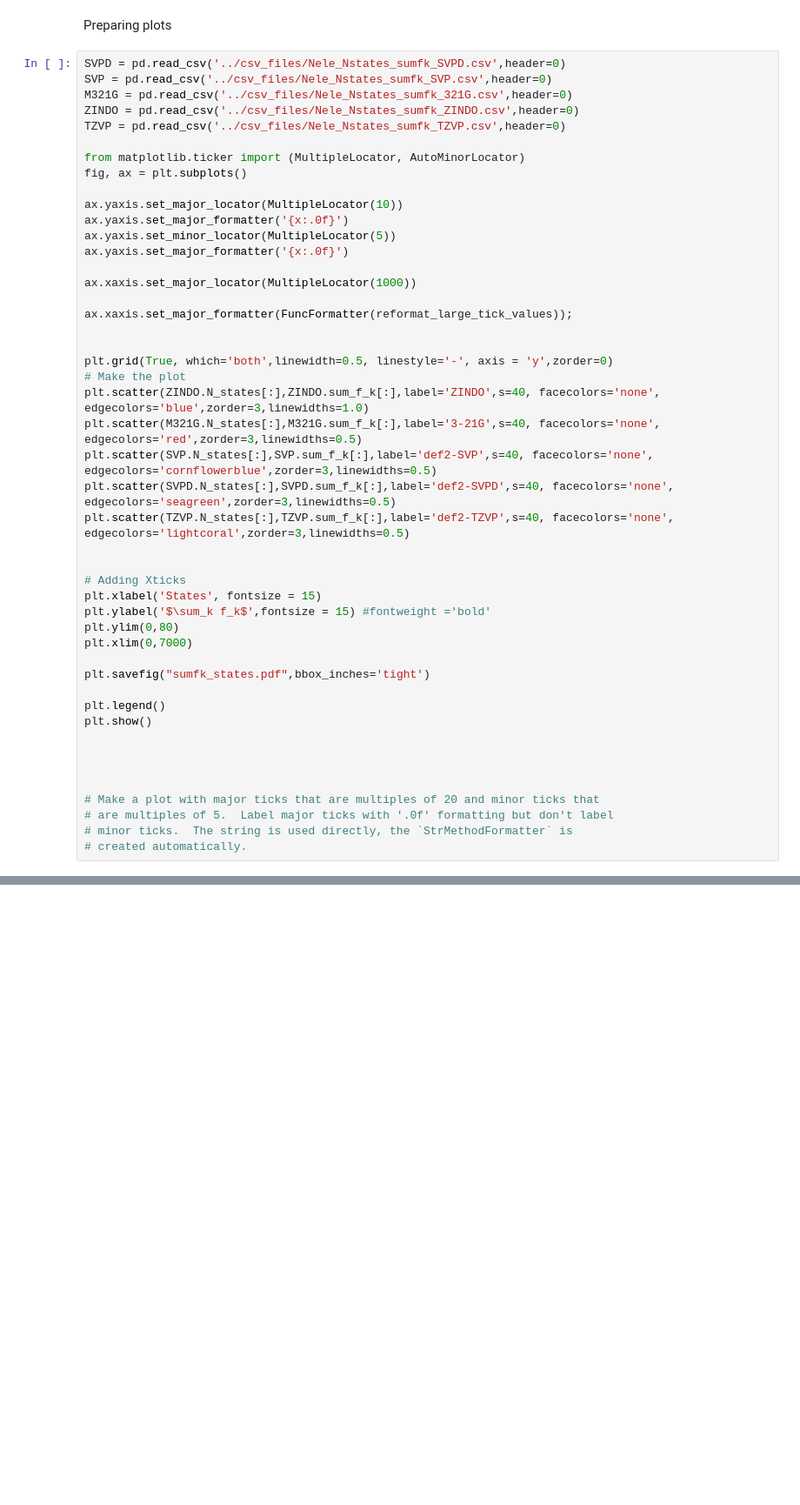
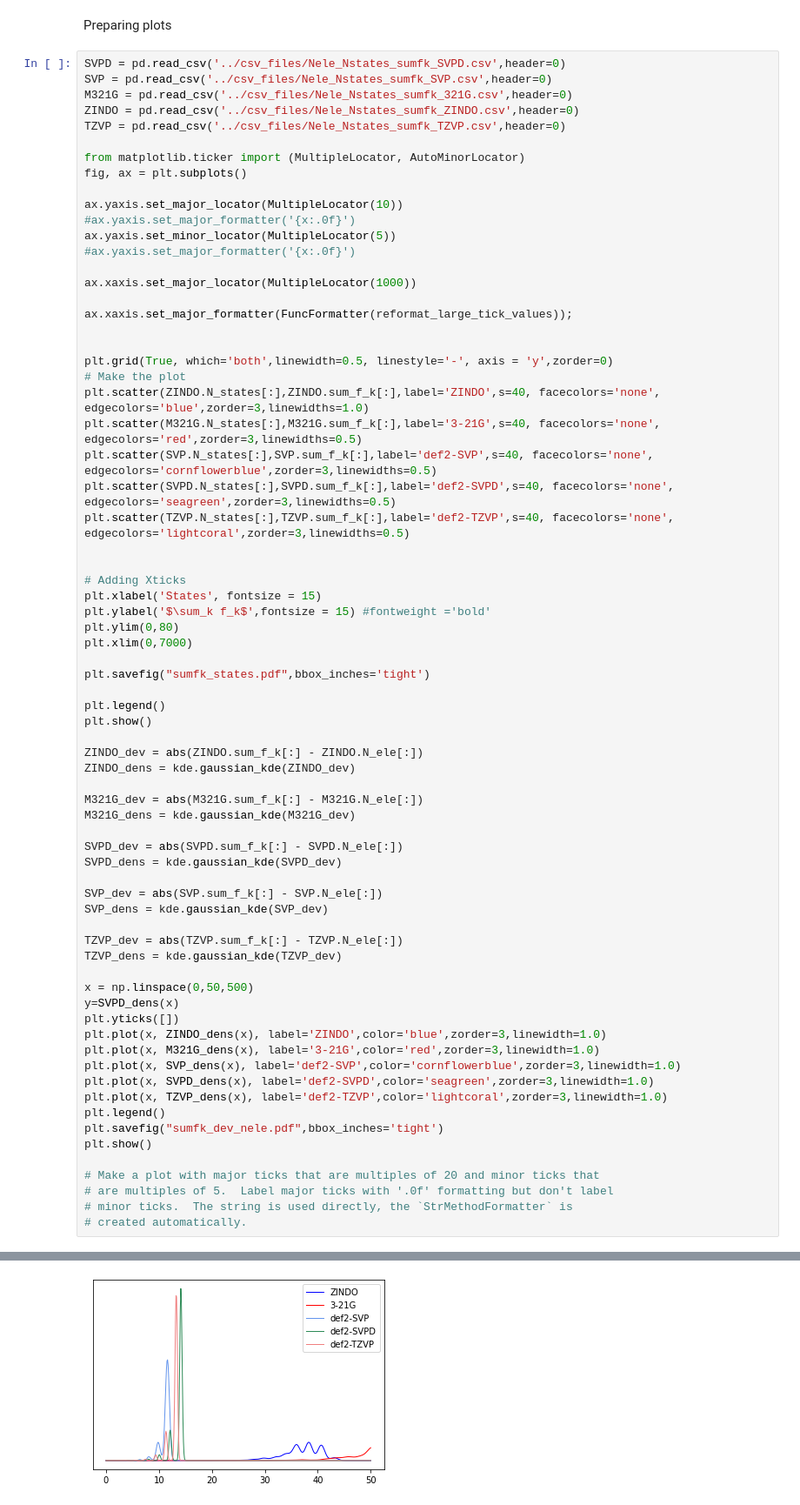
Before and after one commit to moldis-group/bigQM7w, a Jupyter notebook: notebooks/5methods.ipynb, the cells around one changed output, grey strips where cells are left out. Shown at 87% size. Saved outputs shown, nothing was run; the diff lists cells and outputs as text; blank space fills up the shorter version.

```diff
--- a/notebooks/5methods.ipynb
+++ b/notebooks/5methods.ipynb
@@ -51,9 +52,9 @@ from matplotlib.ticker import (MultipleLocator, AutoMinorLocator)
 fig, ax = plt.subplots()
 
 ax.yaxis.set_major_locator(MultipleLocator(10))
-ax.yaxis.set_major_formatter('{x:.0f}')
+#ax.yaxis.set_major_formatter('{x:.0f}')
 ax.yaxis.set_minor_locator(MultipleLocator(5))
-ax.yaxis.set_major_formatter('{x:.0f}')
+#ax.yaxis.set_major_formatter('{x:.0f}')
 
 ax.xaxis.set_major_locator(MultipleLocator(1000))
 
@@ -62,30 +63,55 @@ ax.xaxis.set_major_formatter(FuncFormatter(reformat_large_tick_values));
 
 plt.grid(True, which='both',linewidth=0.5, linestyle='-', axis = 'y',zorder=0)
 # Make the plot
 plt.scatter(ZINDO.N_states[:],ZINDO.sum_f_k[:],label='ZINDO',s=40, facecolors='none', edgecolors='blue',zorder=3,linewidths=1.0)
 plt.scatter(M321G.N_states[:],M321G.sum_f_k[:],label='3-21G',s=40, facecolors='none', edgecolors='red',zorder=3,linewidths=0.5)
 plt.scatter(SVP.N_states[:],SVP.sum_f_k[:],label='def2-SVP',s=40, facecolors='none', edgecolors='cornflowerblue',zorder=3,linewidths=0.5)
 plt.scatter(SVPD.N_states[:],SVPD.sum_f_k[:],label='def2-SVPD',s=40, facecolors='none', edgecolors='seagreen',zorder=3,linewidths=0.5)
 plt.scatter(TZVP.N_states[:],TZVP.sum_f_k[:],label='def2-TZVP',s=40, facecolors='none', edgecolors='lightcoral',zorder=3,linewidths=0.5)
 
 
 # Adding Xticks
 plt.xlabel('States', fontsize = 15)
 plt.ylabel('$\sum_k f_k$',fontsize = 15) #fontweight ='bold'
 plt.ylim(0,80)
 plt.xlim(0,7000)
 
 plt.savefig("sumfk_states.pdf",bbox_inches='tight')
 
 plt.legend()
 plt.show()
 
+ZINDO_dev = abs(ZINDO.sum_f_k[:] - ZINDO.N_ele[:])
+ZINDO_dens = kde.gaussian_kde(ZINDO_dev)
 
+M321G_dev = abs(M321G.sum_f_k[:] - M321G.N_ele[:])
+M321G_dens = kde.gaussian_kde(M321G_dev)
 
+SVPD_dev = abs(SVPD.sum_f_k[:] - SVPD.N_ele[:])
+SVPD_dens = kde.gaussian_kde(SVPD_dev)
+
+SVP_dev = abs(SVP.sum_f_k[:] - SVP.N_ele[:])
+SVP_dens = kde.gaussian_kde(SVP_dev)
+
+TZVP_dev = abs(TZVP.sum_f_k[:] - TZVP.N_ele[:])
+TZVP_dens = kde.gaussian_kde(TZVP_dev)
+
+x = np.linspace(0,50,500)
+y=SVPD_dens(x)
+plt.yticks([])
+plt.plot(x, ZINDO_dens(x), label='ZINDO',color='blue',zorder=3,linewidth=1.0)
+plt.plot(x, M321G_dens(x), label='3-21G',color='red',zorder=3,linewidth=1.0)
+plt.plot(x, SVP_dens(x), label='def2-SVP',color='cornflowerblue',zorder=3,linewidth=1.0)
+plt.plot(x, SVPD_dens(x), label='def2-SVPD',color='seagreen',zorder=3,linewidth=1.0)
+plt.plot(x, TZVP_dens(x), label='def2-TZVP',color='lightcoral',zorder=3,linewidth=1.0)
+plt.legend()
+plt.savefig("sumfk_dev_nele.pdf",bbox_inches='tight')
+plt.show()
 
 # Make a plot with major ticks that are multiples of 20 and minor ticks that
 # are multiples of 5.  Label major ticks with '.0f' formatting but don't label
 # minor ticks.  The string is used directly, the `StrMethodFormatter` is
 # created automatically.
 # %% [output]
 [figure]
+[figure, added]
```
Also changed, not shown: parts of 1 cell of this notebook, 2 other files.
